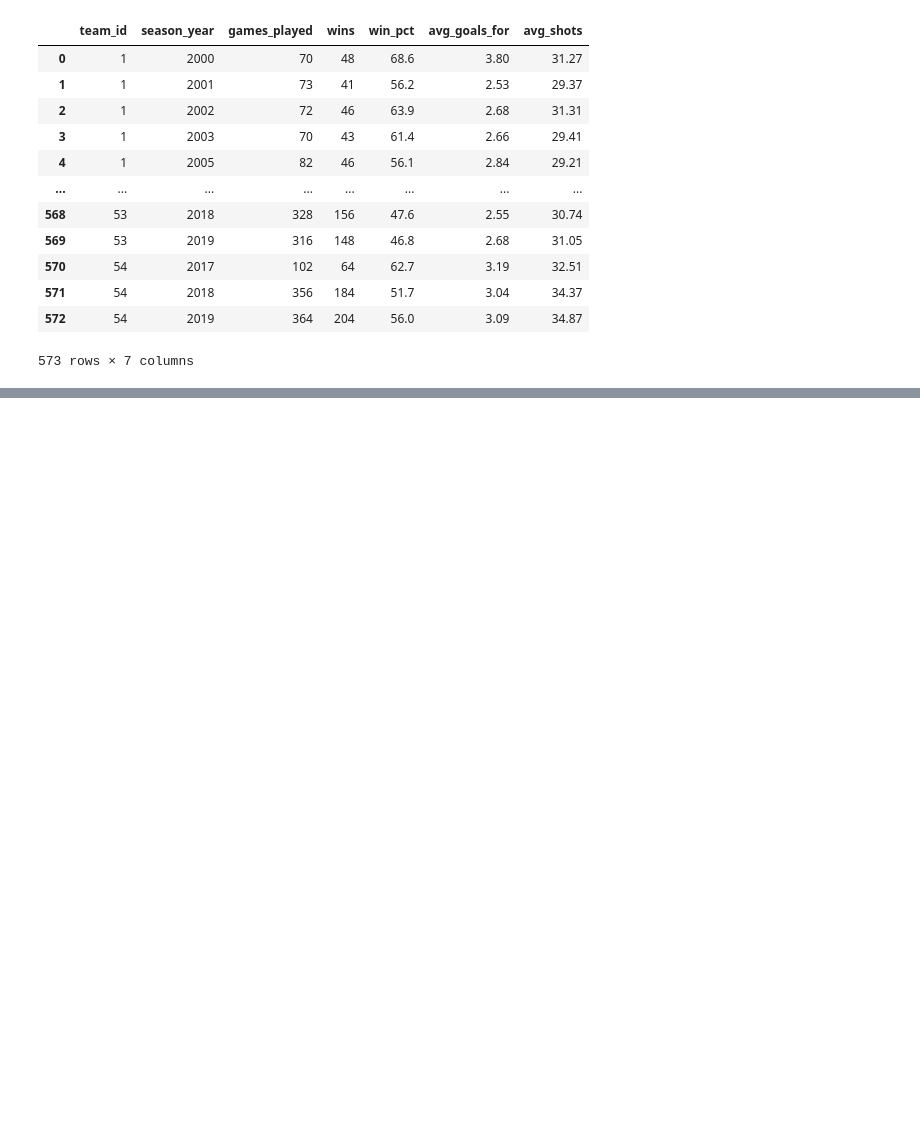
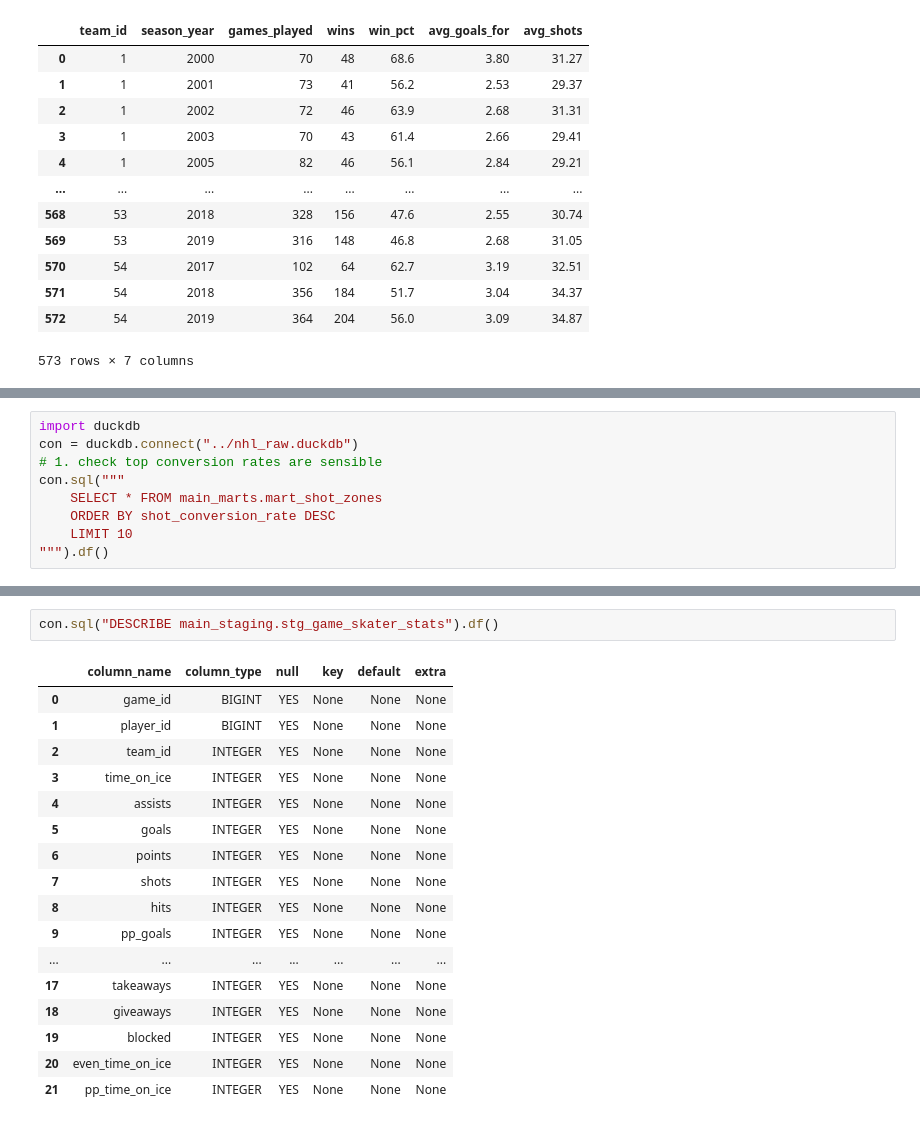
Before and after one commit to yhtande/nhl-practice, a Jupyter notebook: notebook/Untitled.ipynb, the cells around one changed output, grey strips where cells are left out. Cells and saved outputs as stored; diff of their text form; blank space fills up the shorter version.

```diff
--- a/notebook/Untitled.ipynb
+++ b/notebook/Untitled.ipynb
@@ -325,0 +757,9 @@ con.execute("SELECT * FROM main_marts.mart_team_traject ORDER BY team_id, season
+# %%
+import duckdb
+con = duckdb.connect("../nhl_raw.duckdb")
+# 1. check top conversion rates are sensible
+con.sql("""
+    SELECT * FROM main_marts.mart_shot_zones
+    ORDER BY shot_conversion_rate DESC
+    LIMIT 10
+""").df()
@@ -325,0 +805,20 @@ con.execute("SELECT * FROM main_marts.mart_team_traject ORDER BY team_id, season
+# %%
+con.sql("DESCRIBE main_staging.stg_game_skater_stats").df()
+# %% [output]
+|  | column_name | column_type | null | key | default | extra |
+| 0 | game_id | BIGINT | YES | None | None | None |
+| 1 | player_id | BIGINT | YES | None | None | None |
+| 2 | team_id | INTEGER | YES | None | None | None |
+| 3 | time_on_ice | INTEGER | YES | None | None | None |
+| 4 | assists | INTEGER | YES | None | None | None |
+| 5 | goals | INTEGER | YES | None | None | None |
+| 6 | points | INTEGER | YES | None | None | None |
+| 7 | shots | INTEGER | YES | None | None | None |
+| 8 | hits | INTEGER | YES | None | None | None |
+| 9 | pp_goals | INTEGER | YES | None | None | None |
+| ... | ... | ... | ... | ... | ... | ... |
+| 17 | takeaways | INTEGER | YES | None | None | None |
+| 18 | giveaways | INTEGER | YES | None | None | None |
+| 19 | blocked | INTEGER | YES | None | None | None |
+| 20 | even_time_on_ice | INTEGER | YES | None | None | None |
+| 21 | pp_time_on_ice | INTEGER | YES | None | None | None |
```
Also changed, not shown: parts of 48 cells of this notebook, 20 other files.
